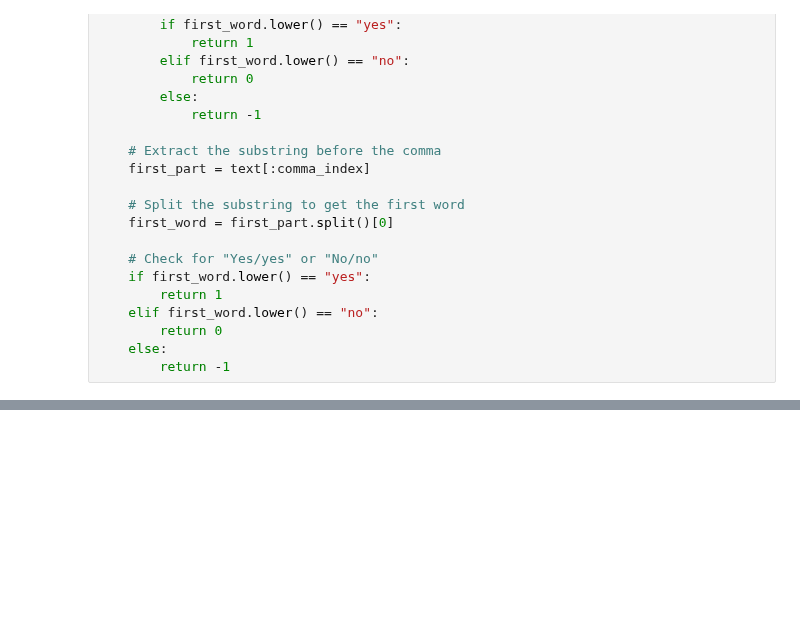
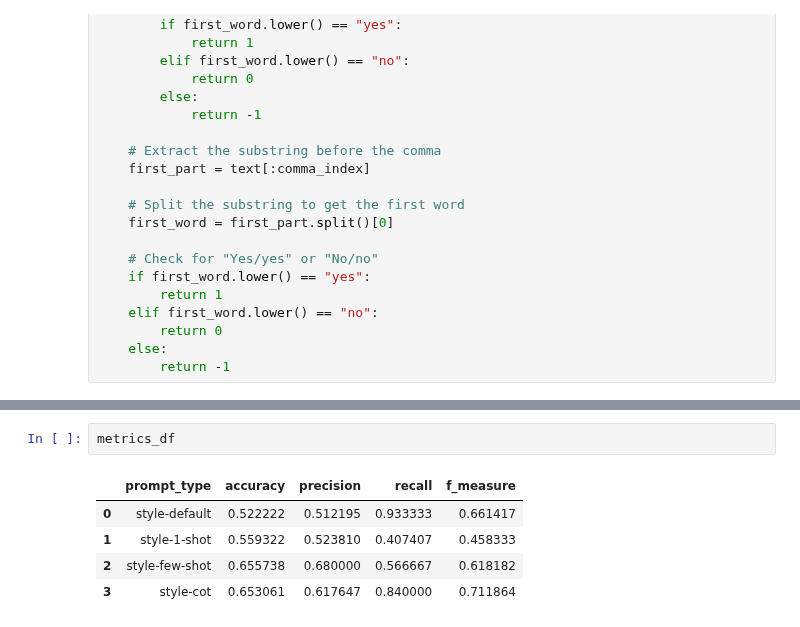
Before and after one commit to r4phael/exception-miner-multi, a Jupyter notebook: notebooks/eh_llm_analysis.ipynb, the cells around one changed output, grey strips where cells are left out. Drawn from its saved outputs; the diff is of its cells as text; blank space fills up the shorter version.

```diff
--- a/notebooks/eh_llm_analysis.ipynb
+++ b/notebooks/eh_llm_analysis.ipynb
@@ -92,3 +157,11 @@ Confusion Matrix:
+# %%
+metrics_df
+# %% [output]
+|  | prompt_type | accuracy | precision | recall | f_measure |
+| 0 | style-default | 0.522222 | 0.512195 | 0.933333 | 0.661417 |
+| 1 | style-1-shot | 0.559322 | 0.523810 | 0.407407 | 0.458333 |
+| 2 | style-few-shot | 0.655738 | 0.680000 | 0.566667 | 0.618182 |
+| 3 | style-cot | 0.653061 | 0.617647 | 0.840000 | 0.711864 |
 # %%
 import seaborn as sns
 import matplotlib.pyplot as plt
```
Also changed, not shown: parts of 10 cells of this notebook, 6 other files.
